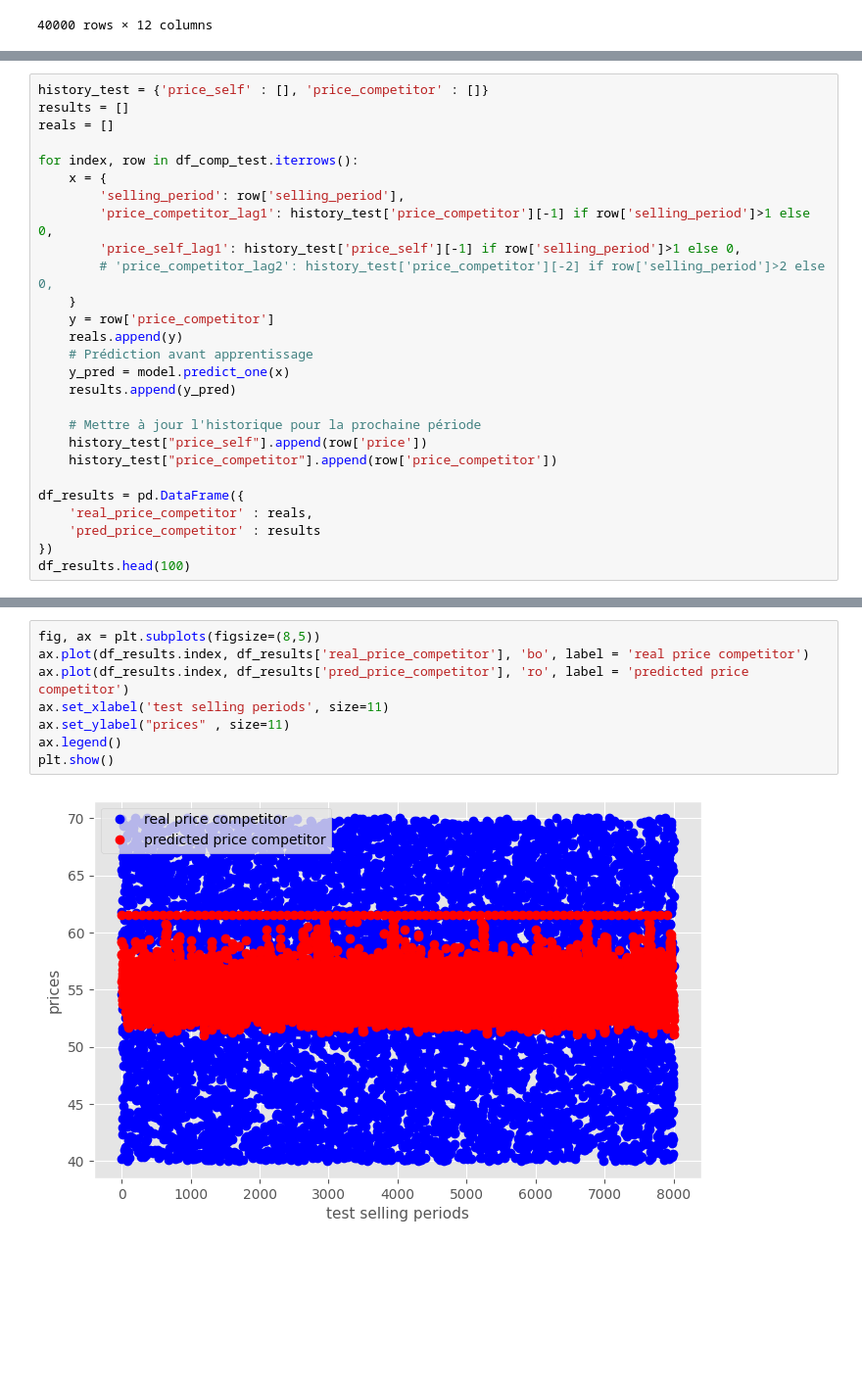
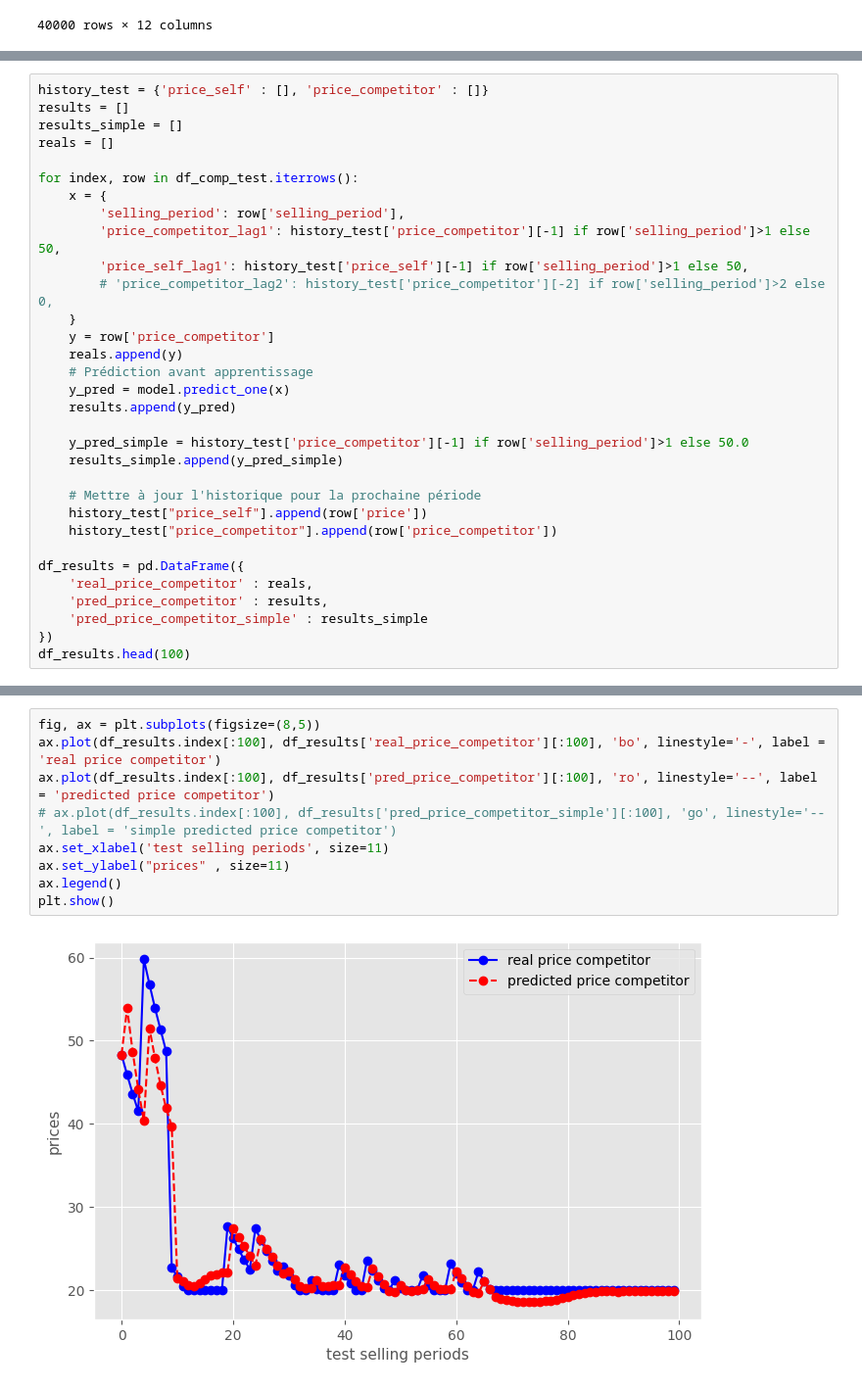
Before and after one commit to qcorveler/Optizoignons, a Jupyter notebook: Travail_Perso/Quentin/modele_prix_concurrent/W2_load_data.ipynb, the cells around one changed output, grey strips where cells are left out. Shown at 98% size. Cells and saved outputs as stored; diff of their text form; blank space fills up the shorter version.

```diff
--- a/Travail_Perso/Quentin/modele_prix_concurrent/W2_load_data.ipynb
+++ b/Travail_Perso/Quentin/modele_prix_concurrent/W2_load_data.ipynb
@@ -286,13 +298,14 @@ Erreur absolue moyenne cumulée 8.4933
 # %%
 history_test = {'price_self' : [], 'price_competitor' : []}
 results = []
+results_simple = []
 reals = []
 
 for index, row in df_comp_test.iterrows():
     x = {
         'selling_period': row['selling_period'],
-        'price_competitor_lag1': history_test['price_competitor'][-1] if row['selling_period']>1 else 0,
-        'price_self_lag1': history_test['price_self'][-1] if row['selling_period']>1 else 0,
+        'price_competitor_lag1': history_test['price_competitor'][-1] if row['selling_period']>1 else 50,
+        'price_self_lag1': history_test['price_self'][-1] if row['selling_period']>1 else 50,
         # 'price_competitor_lag2': history_test['price_competitor'][-2] if row['selling_period']>2 else 0,
     }
     y = row['price_competitor']
@@ -301,13 +314,17 @@ for index, row in df_comp_test.iterrows():
     y_pred = model.predict_one(x)
     results.append(y_pred)
 
+    y_pred_simple = history_test['price_competitor'][-1] if row['selling_period']>1 else 50.0
+    results_simple.append(y_pred_simple)
+
     # Mettre à jour l'historique pour la prochaine période
     history_test["price_self"].append(row['price'])
     history_test["price_competitor"].append(row['price_competitor'])
 
 df_results = pd.DataFrame({
     'real_price_competitor' : reals,
-    'pred_price_competitor' : results
+    'pred_price_competitor' : results,
+    'pred_price_competitor_simple' : results_simple
 })
 df_results.head(100)
 # %% [output]
@@ -327,13 +344,14 @@ df_results.head(100)
 # %%
 fig, ax = plt.subplots(figsize=(8,5))
-ax.plot(df_results.index, df_results['real_price_competitor'], 'bo', label = 'real price competitor')
-ax.plot(df_results.index, df_results['pred_price_competitor'], 'ro', label = 'predicted price competitor')
+ax.plot(df_results.index[:100], df_results['real_price_competitor'][:100], 'bo', linestyle='-', label = 'real price competitor')
+ax.plot(df_results.index[:100], df_results['pred_price_competitor'][:100], 'ro', linestyle='--', label = 'predicted price competitor')
+# ax.plot(df_results.index[:100], df_results['pred_price_competitor_simple'][:100], 'go', linestyle='--', label = 'simple predicted price competitor')
 ax.set_xlabel('test selling periods', size=11)
 ax.set_ylabel("prices" , size=11)
 ax.legend()
 plt.show()
 # %% [output]
-[figure, old version]
+[figure, new version]
 # %%
 # Accéder au modèle final dans le pipeline
 linreg = model[-1]  # ou model.steps[-1][1]
```
Also changed, not shown: parts of 9 cells of this notebook, 13 other files.
